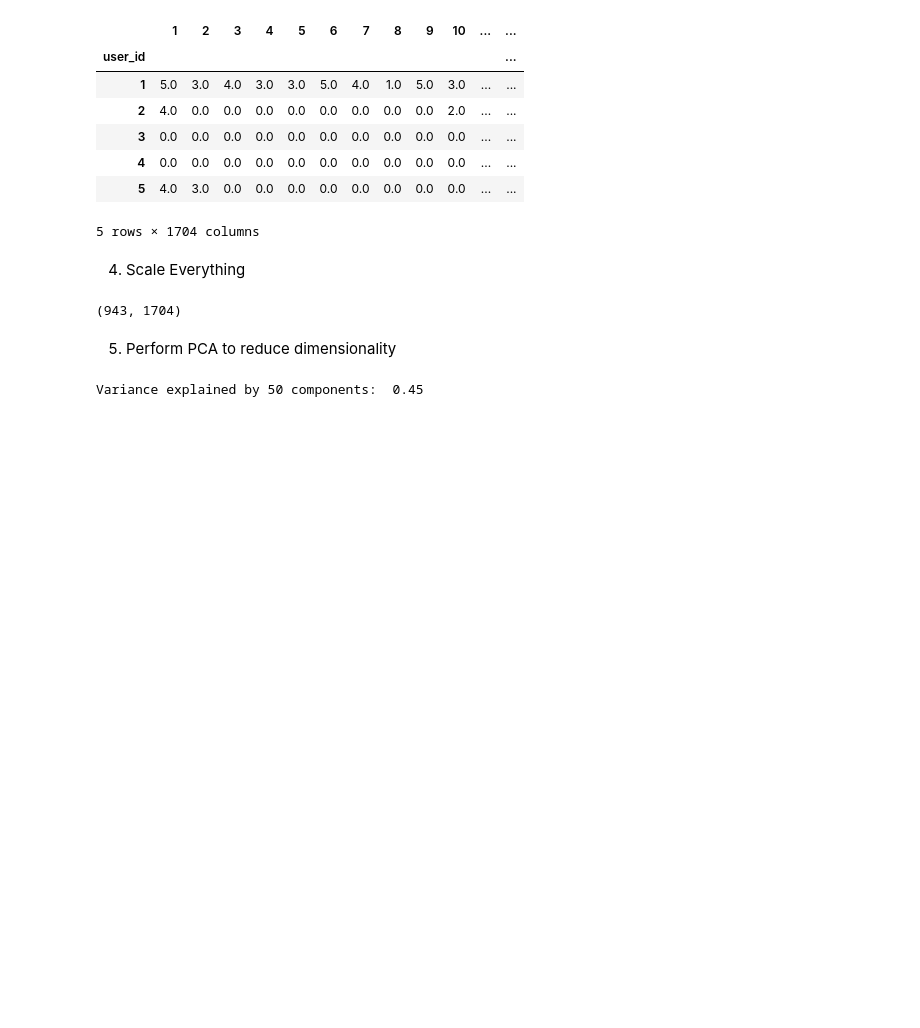
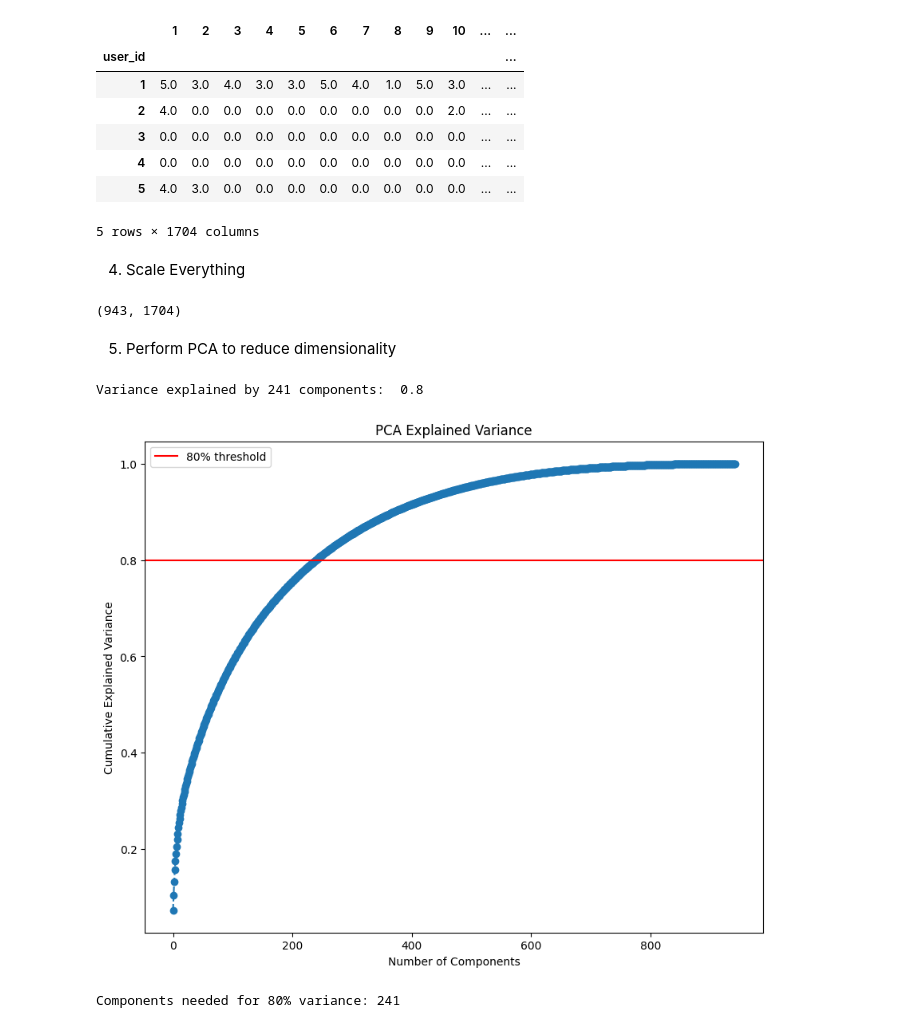
Before and after one commit to FutureProofDev/Movie_Recommendation_Engine, a Jupyter notebook: notebooks/02_feature_engineering.ipynb, the cells around one changed output. Saved outputs shown, nothing was run; the diff lists cells and outputs as text; code cells hidden in the pictures; blank space fills up the shorter version.

Commit message:
finding optimal number of components for PCA

```diff
--- a/notebooks/02_feature_engineering.ipynb
+++ b/notebooks/02_feature_engineering.ipynb
@@ -49,8 +49,33 @@ print(scaled_features.shape)
 # %%
 from sklearn.decomposition import PCA
 
-pca = PCA(n_components=50)
+pca = PCA(n_components=241)
 reduced_features = pca.fit_transform(scaled_features)
-print("Variance explained by 50 components: ", round(sum(pca.explained_variance_ratio_), 2))
+print("Variance explained by 241 components: ", round(sum(pca.explained_variance_ratio_), 2))
 # %% [output]
-Variance explained by 50 components:  0.45
+Variance explained by 241 components:  0.8
+# %%
+
+#Deletable code snippet
+#Reason: was used to determine the number of components needed to explain 80% of the variance, but we have already set n_components=241 which explains more than 80% of the variance.
+import numpy as np
+import matplotlib.pyplot as plt
+
+
+pca_full =  PCA().fit(scaled_features)
+cumulative_Variance = np.cumsum(pca_full.explained_variance_ratio_)
+
+plt.figure(figsize=(10, 8))
+plt.plot(cumulative_Variance, marker='o', linestyle='--')
+plt.xlabel('Number of Components')
+plt.ylabel('Cumulative Explained Variance')
+plt.title('PCA Explained Variance')
+plt.axhline(y=0.80, color='r', linestyle='-', label = '80% threshold')
+plt.legend()
+plt.show()
+
+n_components_80 = np.argmax(cumulative_Variance >= 0.80) + 1
+print(f"Components needed for 80% variance: {n_components_80}")
+# %% [output]
+[figure, added]
+Components needed for 80% variance: 241
```
